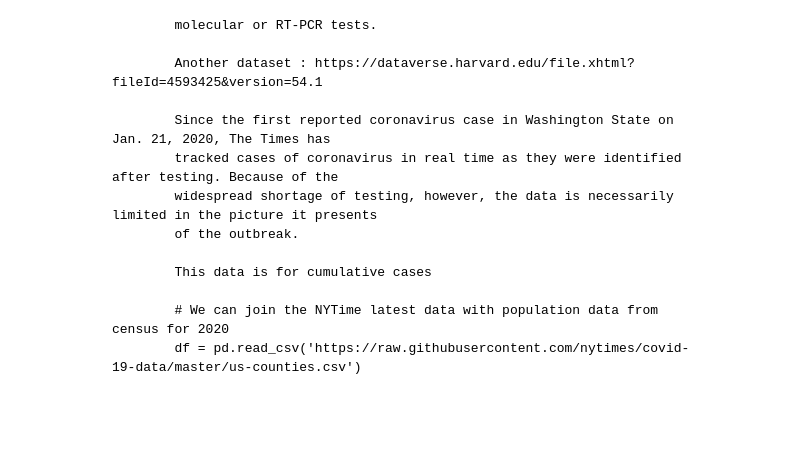
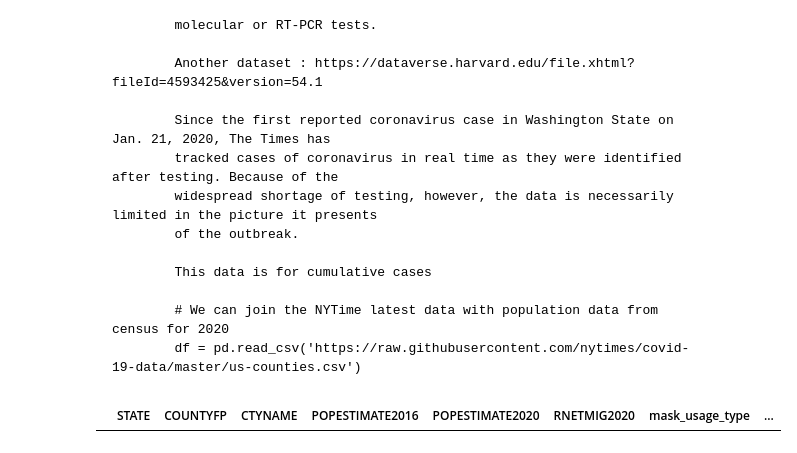
Before and after one commit to sjtalkar/Milestone1BPresidentialElectionAndCovid, a Jupyter notebook: CodeForPresidentialElectionsAndCovid/CovidRollingAveragesAndMaskData-With Delta variant.ipynb, the cells around one changed output. Drawn from its saved outputs; the diff is of its cells as text; code cells hidden in the pictures; blank space fills up the shorter version.

```diff
--- a/CodeForPresidentialElectionsAndCovid/CovidRollingAveragesAndMaskData-With Delta variant.ipynb
+++ b/CodeForPresidentialElectionsAndCovid/CovidRollingAveragesAndMaskData-With Delta variant.ipynb
@@ -304,0 +309,4 @@ To transform raw survey responses into county-level estimates, the survey data w
+# %%
+df[df.mask_usage.isnull()]
+# %% [output]
+|  | STATE | COUNTYFP | CTYNAME | POPESTIMATE2016 | POPESTIMATE2020 | RNETMIG2020 | mask_usage_type | ... |
```
Also changed, not shown: parts of 4 cells of this notebook.
